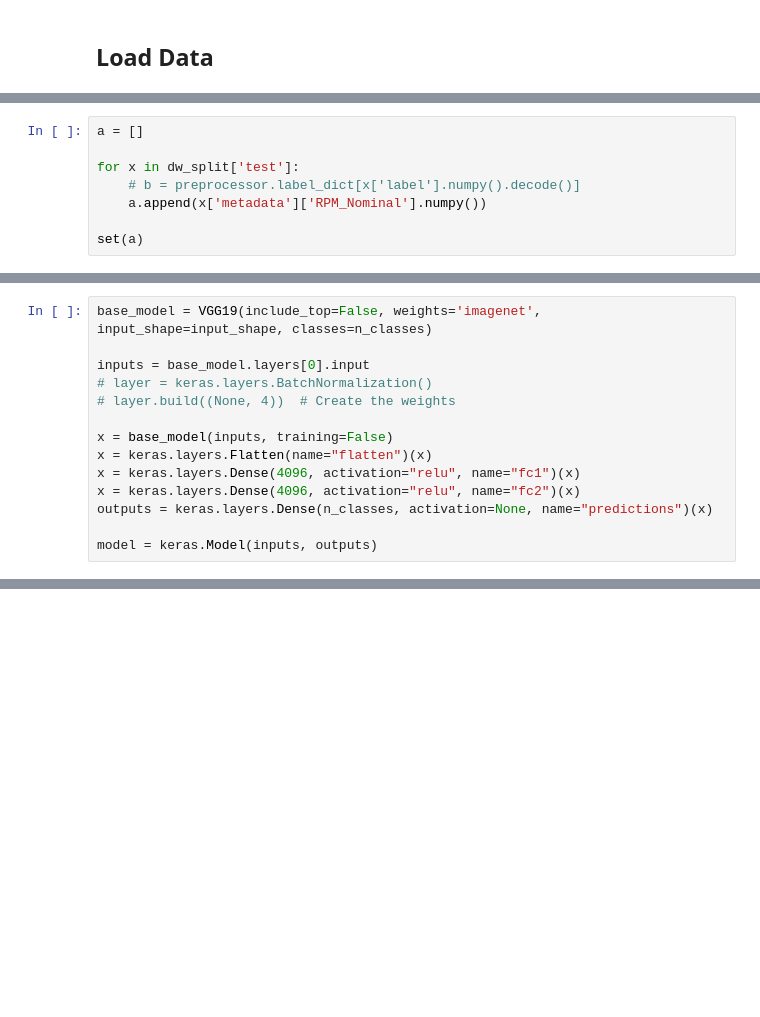
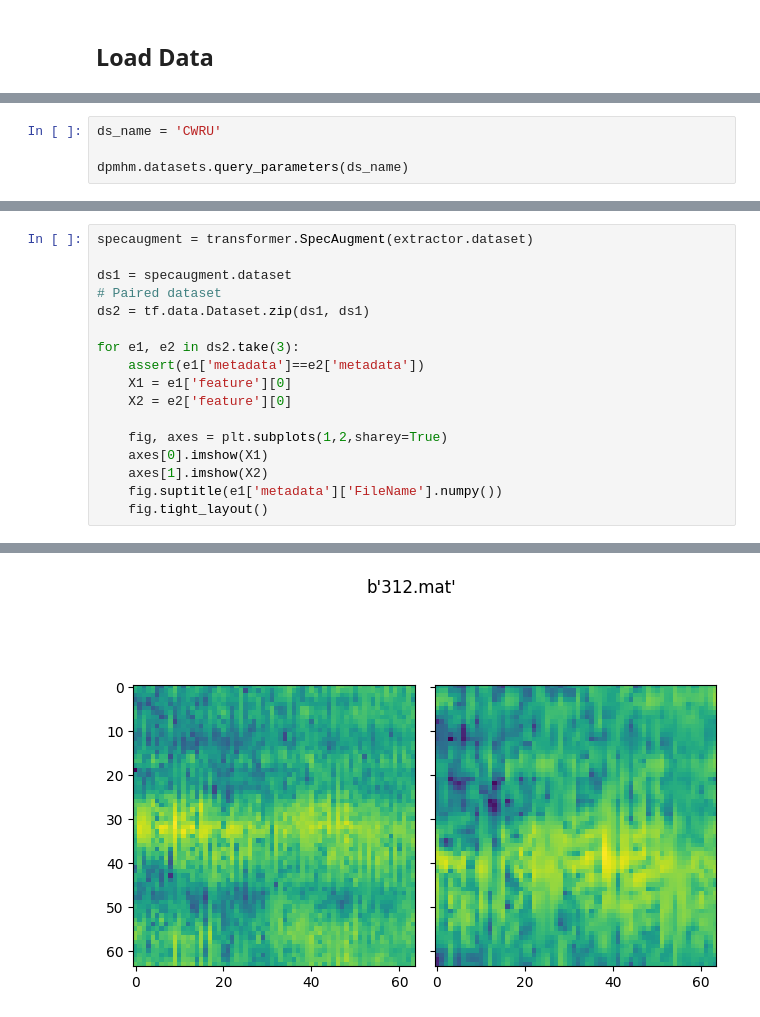
Before and after one commit to yanncalec/dpmhm, a Jupyter notebook: notebooks/models/SimCLR.ipynb, the cells around one changed output, grey strips where cells are left out. Drawn from its saved outputs; the diff is of its cells as text; blank space fills up the shorter version.

```diff
--- a/notebooks/models/SimCLR.ipynb
+++ b/notebooks/models/SimCLR.ipynb
@@ -425,8 +134,0 @@ model.evaluate(ds_test)
-# %%
-a = []
-
-for x in dw_split['test']:
-    # b = preprocessor.label_dict[x['label'].numpy().decode()]
-    a.append(x['metadata']['RPM_Nominal'].numpy())
-
-set(a)
@@ -962,14 +134,0 @@ print(counter)
-# %%
-base_model = VGG19(include_top=False, weights='imagenet', input_shape=input_shape, classes=n_classes)
-
-inputs = base_model.layers[0].input
-# layer = keras.layers.BatchNormalization()
-# layer.build((None, 4))  # Create the weights
-
-x = base_model(inputs, training=False)
-x = keras.layers.Flatten(name="flatten")(x)
-x = keras.layers.Dense(4096, activation="relu", name="fc1")(x)
-x = keras.layers.Dense(4096, activation="relu", name="fc2")(x)
-outputs = keras.layers.Dense(n_classes, activation=None, name="predictions")(x)
-
-model = keras.Model(inputs, outputs)
@@ -1071,0 +135,4 @@ LargestFreeBlock:                    0
+# %%
+ds_name = 'CWRU'
+
+dpmhm.datasets.query_parameters(ds_name)
@@ -1071,0 +223,18 @@ LargestFreeBlock:                    0
+# %%
+specaugment = transformer.SpecAugment(extractor.dataset)
+
+ds1 = specaugment.dataset
+# Paired dataset
+ds2 = tf.data.Dataset.zip(ds1, ds1)
+
+for e1, e2 in ds2.take(3):
+    assert(e1['metadata']==e2['metadata'])
+    X1 = e1['feature'][0]
+    X2 = e2['feature'][0]
+
+    fig, axes = plt.subplots(1,2,sharey=True)
+    axes[0].imshow(X1)
+    axes[1].imshow(X2)
+    fig.suptitle(e1['metadata']['FileName'].numpy())
+    fig.tight_layout()
+# %% [output]
@@ -1071,0 +242 @@ LargestFreeBlock:                    0
+[figure, added]
```
Also changed, not shown: parts of 114 cells of this notebook, 8 other files.
